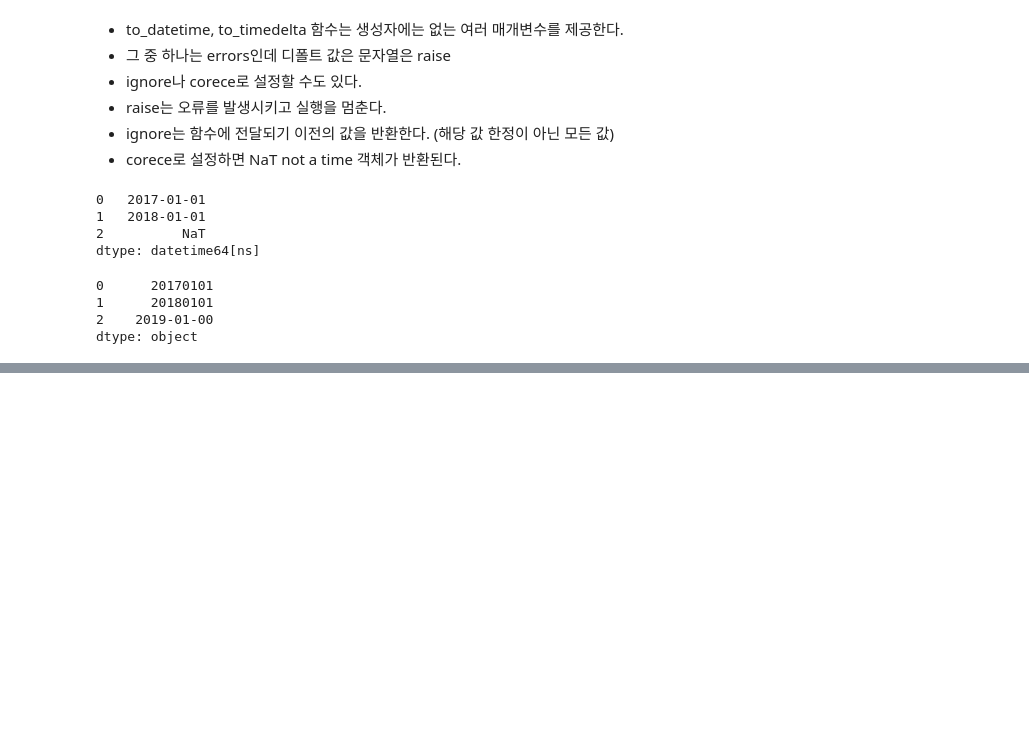
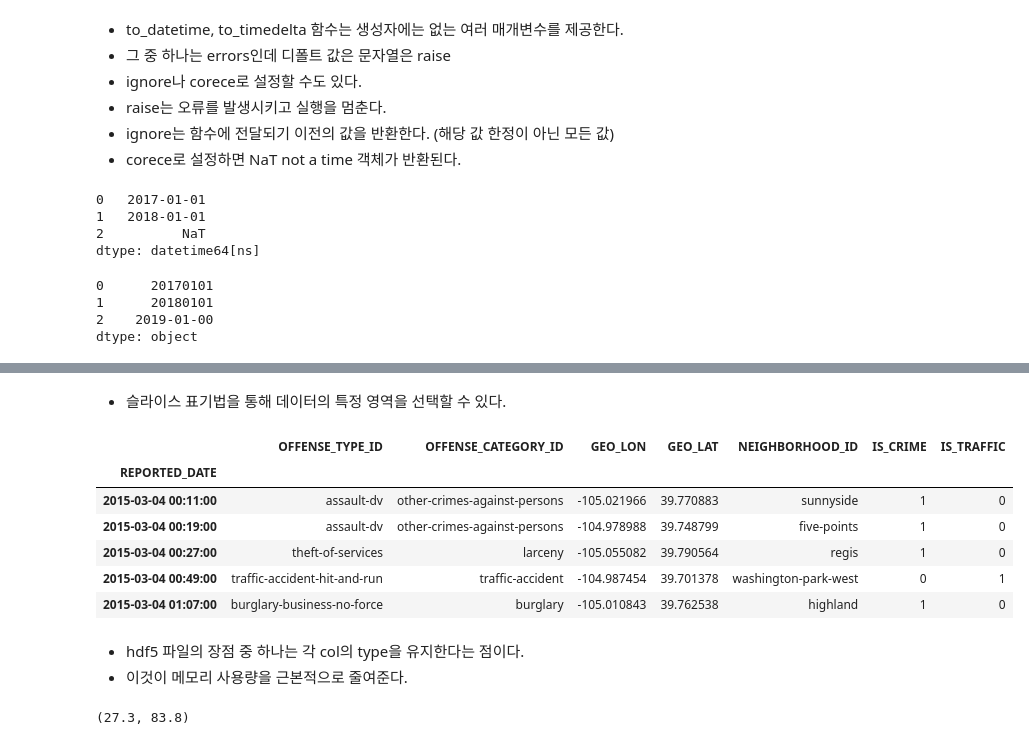
Before and after one commit to angelxtry/PyDataSc, a Jupyter notebook: PandasCookbook/ch10-시계열 분석/ch10-시계열 분석.ipynb, the cells around one changed output, grey strips where cells are left out. Saved outputs shown, nothing was run; the diff lists cells and outputs as text; code cells hidden in the pictures; blank space fills up the shorter version.

```diff
--- a/PandasCookbook/ch10-시계열 분석/ch10-시계열 분석.ipynb
+++ b/PandasCookbook/ch10-시계열 분석/ch10-시계열 분석.ipynb
@@ -232,0 +347,15 @@ Timestamp('2018-01-01 00:00:00')
+# %% [markdown]
+- 슬라이스 표기법을 통해 데이터의 특정 영역을 선택할 수 있다.
+# %%
+crime.loc['2015-3-4':'2016-1-1'].sort_index().head()
+# %% [output]
+|  | OFFENSE_TYPE_ID | OFFENSE_CATEGORY_ID | GEO_LON | GEO_LAT | NEIGHBORHOOD_ID | IS_CRIME | IS_TRAFFIC |
+| REPORTED_DATE |  |  |  |  |  |  |  |
+| 2015-03-04 00:11:00 | assault-dv | other-crimes-against-persons | -105.021966 | 39.770883 | sunnyside | 1 | 0 |
+| 2015-03-04 00:19:00 | assault-dv | other-crimes-against-persons | -104.978988 | 39.748799 | five-points | 1 | 0 |
+| 2015-03-04 00:27:00 | theft-of-services | larceny | -105.055082 | 39.790564 | regis | 1 | 0 |
+| 2015-03-04 00:49:00 | traffic-accident-hit-and-run | traffic-accident | -104.987454 | 39.701378 | washington-park-west | 0 | 1 |
+| 2015-03-04 01:07:00 | burglary-business-no-force | burglary | -105.010843 | 39.762538 | highland | 1 | 0 |
+# %% [markdown]
+- hdf5 파일의 장점 중 하나는 각 col의 type을 유지한다는 점이다.
+- 이것이 메모리 사용량을 근본적으로 줄여준다.
@@ -232,0 +371,4 @@ Timestamp('2018-01-01 00:00:00')
+# %%
+round(mem_cat / mb, 1), round(mem_obj / mb, 1)
+# %% [output]
+(27.3, 83.8)
```
Also changed, not shown: parts of 32 cells of this notebook, 15 other files.
